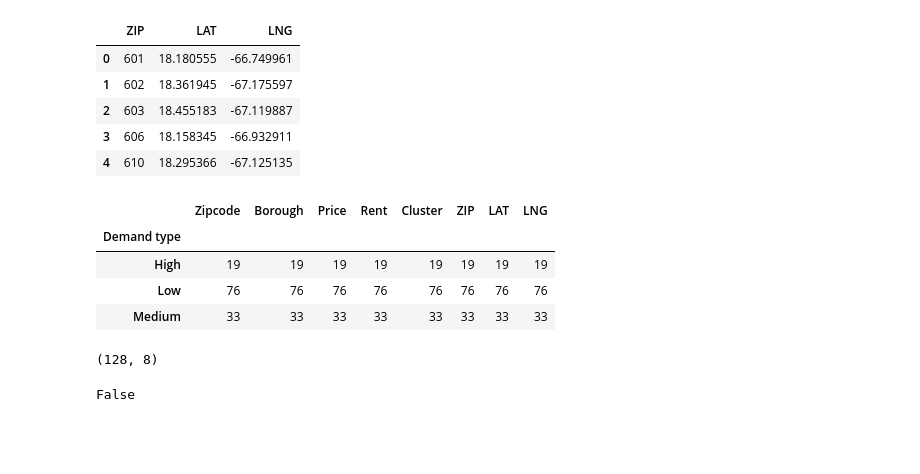
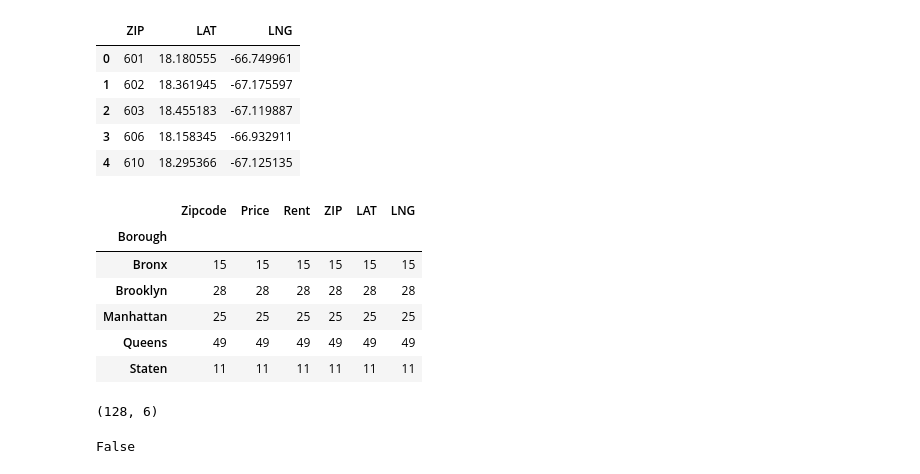
Before and after one commit to allaccountstaken/predicting_urban_home_values, a Jupyter notebook: Predicting Home Values Using Venues.ipynb, the cells around one changed output. Cells and saved outputs as stored; diff of their text form; code cells hidden in the pictures; blank space fills up the shorter version.

```diff
--- a/Predicting Home Values Using Venues.ipynb
+++ b/Predicting Home Values Using Venues.ipynb
@@ -206,5 +187,0 @@ pd.DataFrame(k_means_cluster_centers, columns=['Price', 'Rent'])
-# %%
-# Map clusters to demand types, i.e. low, medium , and high.
-df_nyc_prices_rents["Cluster"] = k_means.labels_
-df_nyc_prices_rents["Demand type"] = df_nyc_prices_rents["Cluster"].map({0 : "Low", 1 :"High", 2 : "Medium"})
-df_nyc_prices_rents.head()
@@ -265,18 +216,20 @@ df_zip_coordinates.head()
 # %%
 df_nyc_prices_rents = df_nyc_prices_rents.merge(df_zip_coordinates, left_on='Zipcode', right_on='ZIP')
 # %%
-df_nyc_prices_rents.groupby('Demand type').count()
+df_nyc_prices_rents.groupby('Borough').count()
 # %% [output]
-|  | Zipcode | Borough | Price | Rent | Cluster | ZIP | LAT | LNG |
-| Demand type |  |  |  |  |  |  |  |  |
-| High | 19 | 19 | 19 | 19 | 19 | 19 | 19 | 19 |
-| Low | 76 | 76 | 76 | 76 | 76 | 76 | 76 | 76 |
-| Medium | 33 | 33 | 33 | 33 | 33 | 33 | 33 | 33 |
+|  | Zipcode | Price | Rent | ZIP | LAT | LNG |
+| Borough |  |  |  |  |  |  |
+| Bronx | 15 | 15 | 15 | 15 | 15 | 15 |
+| Brooklyn | 28 | 28 | 28 | 28 | 28 | 28 |
+| Manhattan | 25 | 25 | 25 | 25 | 25 | 25 |
+| Queens | 49 | 49 | 49 | 49 | 49 | 49 |
+| Staten | 11 | 11 | 11 | 11 | 11 | 11 |
 # %%
 df_nyc_prices_rents.drop(['ZIP'], axis=1, inplace=True)
 df_nyc_prices_rents.shape
 # %% [output]
-(128, 8)
+(128, 6)
 # %%
 df_nyc_prices_rents['LAT'].isna().values.any()
 # %% [output]
```
Also changed, not shown: parts of 71 cells of this notebook, 39 other files.
